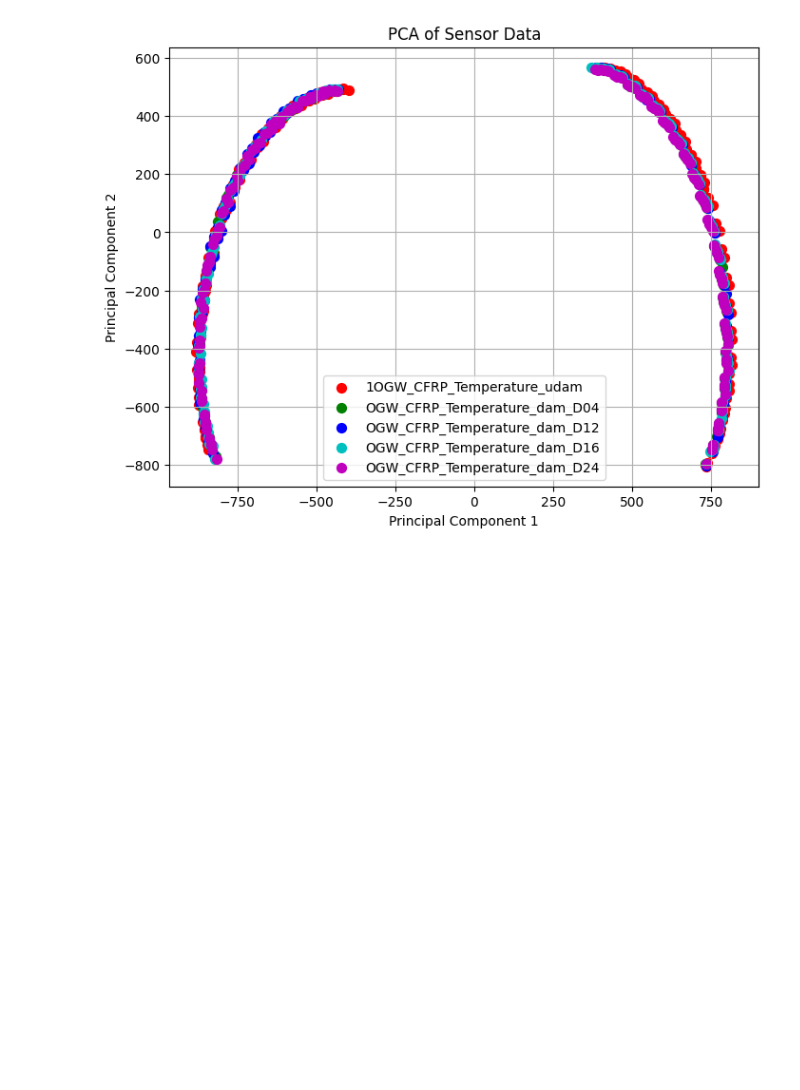
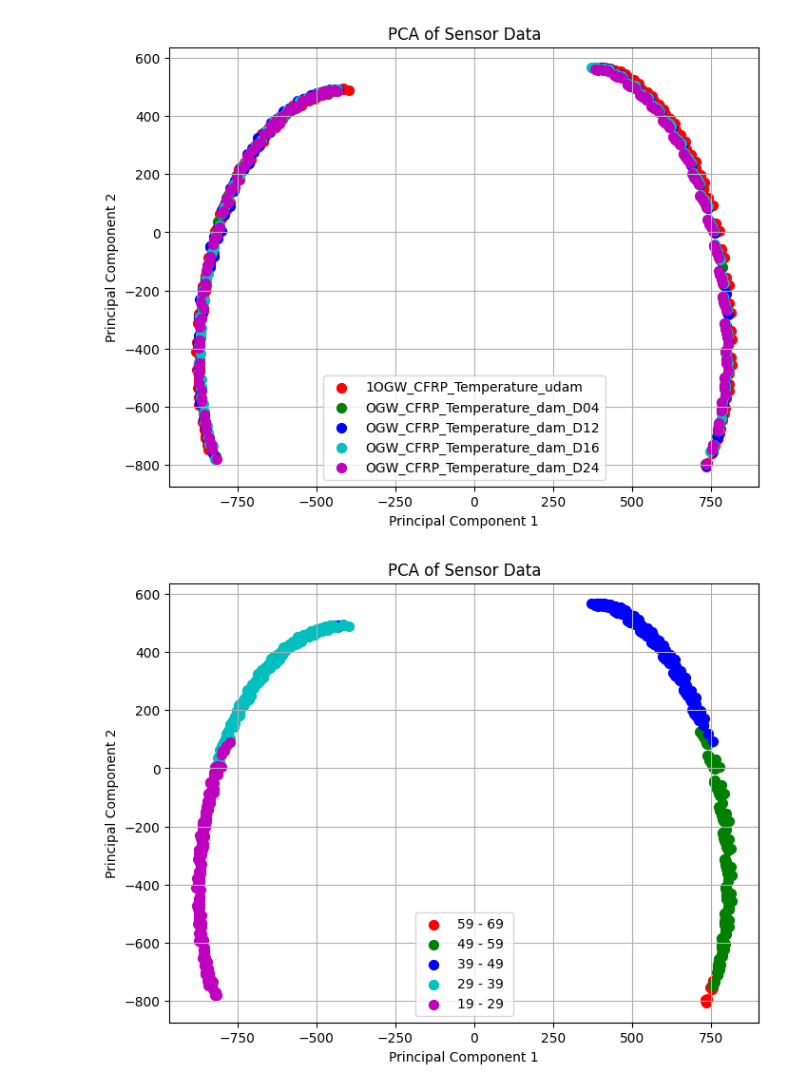
Before and after one commit to Deathound6/SDAI_Project, a Jupyter notebook: SDAI Project.ipynb, the cells around one changed output. Cells and saved outputs as stored; diff of their text form; code cells hidden in the pictures; blank space fills up the shorter version.

```diff
--- a/SDAI Project.ipynb
+++ b/SDAI Project.ipynb
@@ -103,3 +103,38 @@ plt.grid()
 plt.show()
 # %% [output]
 [figure]
+# %%
+#data processing
+#optimal baseline selection (OBS) and baseline signal stretch (BSS)
+start = 81
+subdata = np.zeros(((len(prepdata) - start),len(prepdata[0])))
+
+ref = prepdata[0:start]
+for i in range(0,len(subdata)):
+            subdata[i] = np.subtract(prepdata[i + start], ref[(int(temp[i+start][0]-20 * 2) )])
+
+
+#PCA
+scaler = StandardScaler()
+scaled_data = scaler.fit_transform(subdata)
+pca = PCA(n_components=2)
+pca_data = pca.fit_transform(scaled_data)
+pca_df = pd.DataFrame(data=pca_data, columns=['Principal Component 1', 'Principal Component 2'])
+pca_df['target'] = tspeices[start:]
+plt.figure(figsize=(8, 6))
+targets = pca_df['target'].unique()
+colors = ['r', 'g', 'b', 'c', 'm', 'y']
+for target, color in zip(targets, colors):
+    indicesToKeep = pca_df['target'] == target
+    plt.scatter(pca_df.loc[indicesToKeep, 'Principal Component 1'],
+                pca_df.loc[indicesToKeep, 'Principal Component 2'],
+                c=color,
+                s=50)
+plt.legend(targets)
+plt.title('PCA of Sensor Data')
+plt.xlabel('Principal Component 1')
+plt.ylabel('Principal Component 2')
+plt.grid()
+plt.show()
+# %% [output]
+[figure, added]
```
